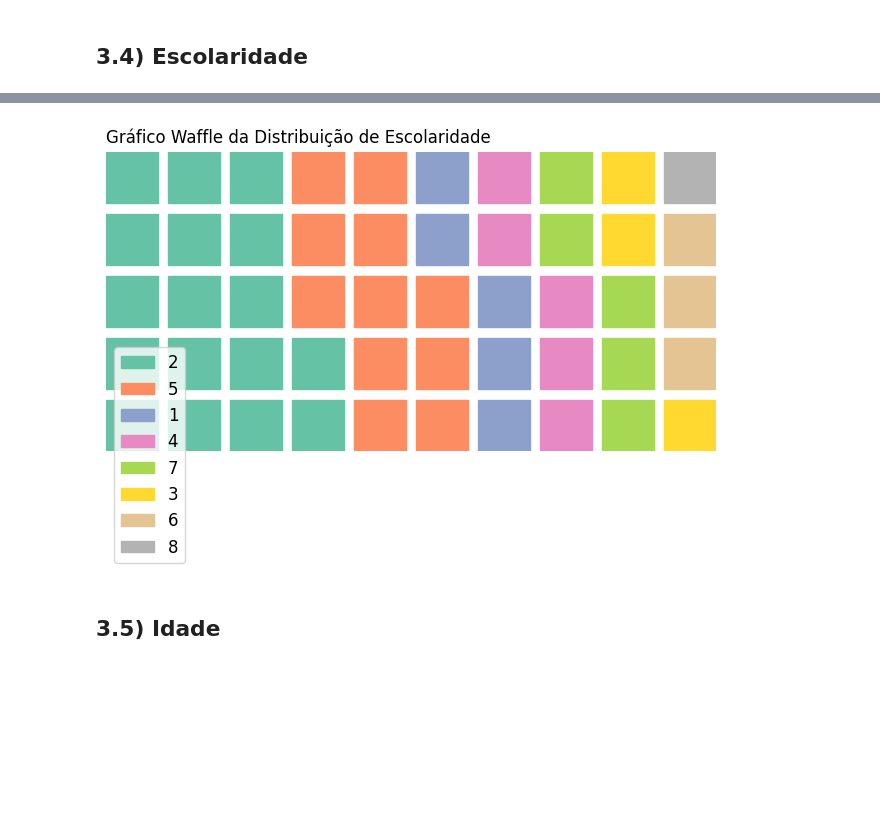
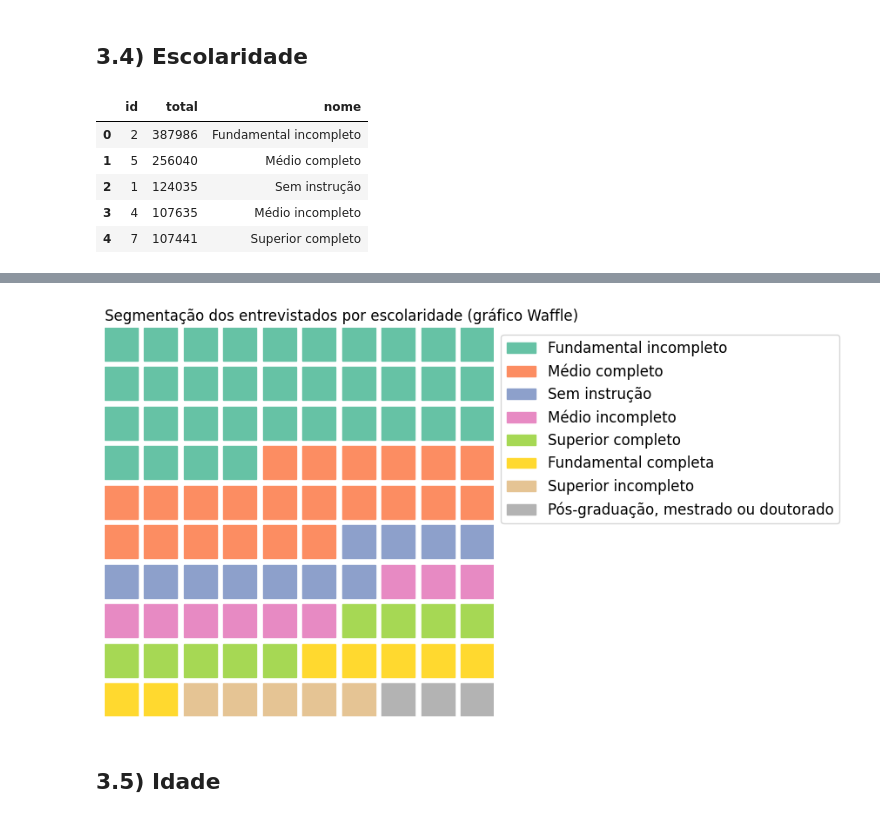
Before and after one commit to dhachcar/postech-tech-challenge-3, a Jupyter notebook: Tech_Challenge_3_Análises_para_o_Streamlit.ipynb, the cells around one changed output, grey strips where cells are left out. Cells and saved outputs as stored; diff of their text form; code cells hidden in the pictures; blank space fills up the shorter version.

```diff
--- a/Tech_Challenge_3_Análises_para_o_Streamlit.ipynb
+++ b/Tech_Challenge_3_Análises_para_o_Streamlit.ipynb
@@ -316,23 +343,38 @@ df_pnad_escolaridade = df_pnad['morador_escolaridade_a005'].value_counts()
+# %%
+# preparando o dataframe segmentado
+escolaridade_segmentado = df_pnad['morador_escolaridade_a005'].value_counts() # faz a contagem por categoria (escolaridade)
+df_pnad_escolaridade = pd.DataFrame({'id': escolaridade_segmentado.index, 'total': escolaridade_segmentado.values})
+df_pnad_escolaridade = pd.merge(df_pnad_escolaridade, df_escolaridade, on='id', how='inner')
+df_pnad_escolaridade.to_csv('segmentacao-escolaridade.csv', index=False)
+df_pnad_escolaridade.head()
+# %% [output]
+|  | id | total | nome |
+| 0 | 2 | 387986 | Fundamental incompleto |
+| 1 | 5 | 256040 | Médio completo |
+| 2 | 1 | 124035 | Sem instrução |
+| 3 | 4 | 107635 | Médio incompleto |
+| 4 | 7 | 107441 | Superior completo |
 # %%
 fig = go.Figure()
-fig.add_trace(go.Pie(labels=df_pnad_escolaridade.index, values=df_pnad_escolaridade.values, hole=.65))
-fig.update_layout(title='Segmentação por escolaridade')
+fig.add_trace(go.Pie(labels=df_pnad_escolaridade.nome.tolist(), values=df_pnad_escolaridade.total.tolist(), hole=.65))
+fig.update_layout(title='Segmentação dos entrevistados por escolaridade')
 fig.show()
 
 fig = plt.figure(
     FigureClass=Waffle,
-    rows=5,
+    rows=10,
     columns=10,
-    values=df_pnad_escolaridade,
-    # colors=["#232066", "#983D3D"],
-    title={'label': 'Gráfico Waffle da Distribuição de Escolaridade', 'loc': 'left'},
-    labels=df_pnad_escolaridade.index.array,
-    legend={'loc': 'lower left', 'bbox_to_anchor': (0, -0.4), 'fontsize': 12},
+    vertical=True,
+    starting_location='NW',
+    labels=df_pnad_escolaridade.nome.tolist(),
+    values=df_pnad_escolaridade.total.tolist(),
+    title={'label': 'Segmentação dos entrevistados por escolaridade (gráfico Waffle)', 'loc': 'left'},
+    legend={'loc': 'upper left', 'bbox_to_anchor': (1, 1), 'fontsize': 12},
     plot_anchor='C'
 )
 plt.show()
 # %% [output]
 [interactive output not drawn]
-[figure, old version]
+[figure, new version]
 # %% [markdown]
 ## 3.5) Idade
```
Also changed, not shown: parts of 32 cells of this notebook.
